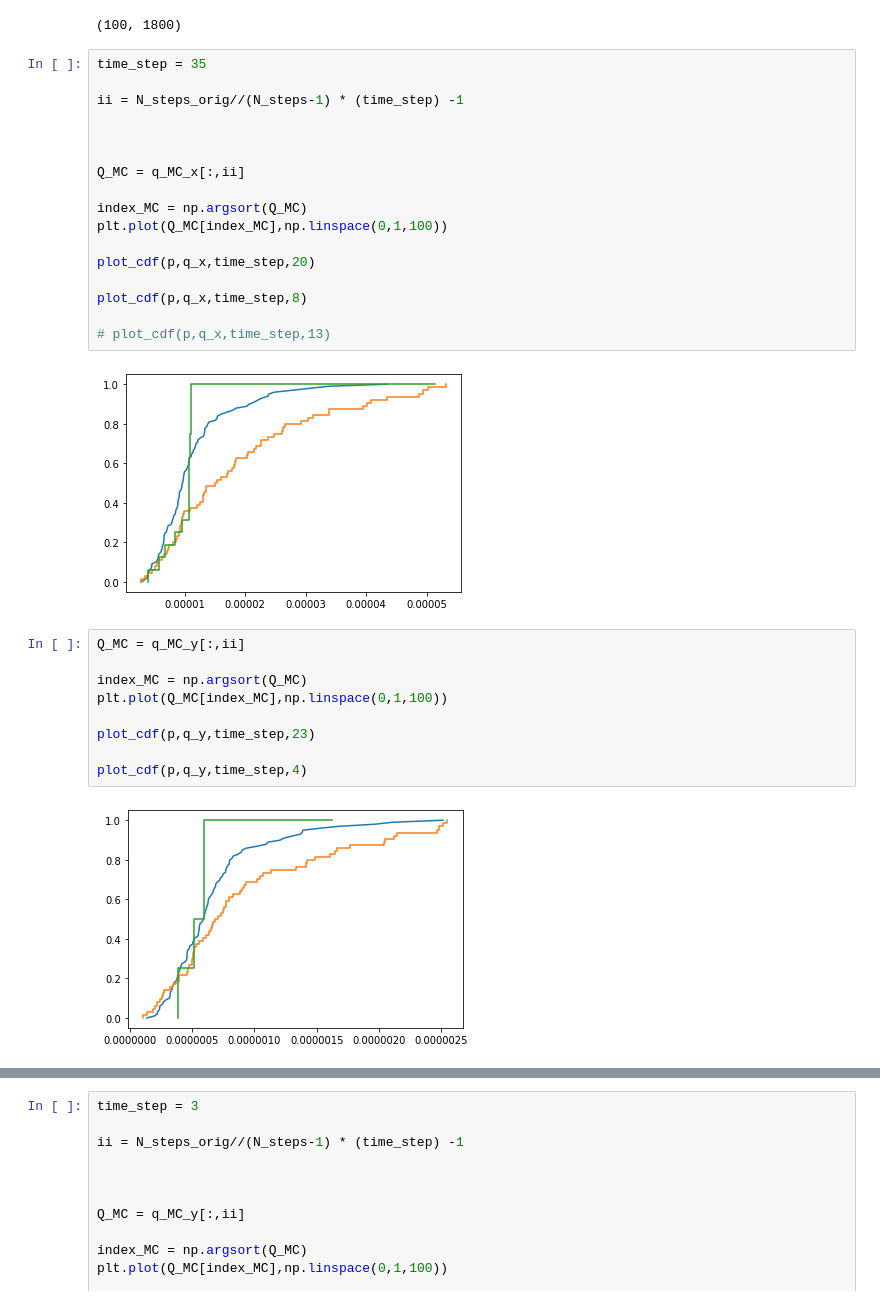
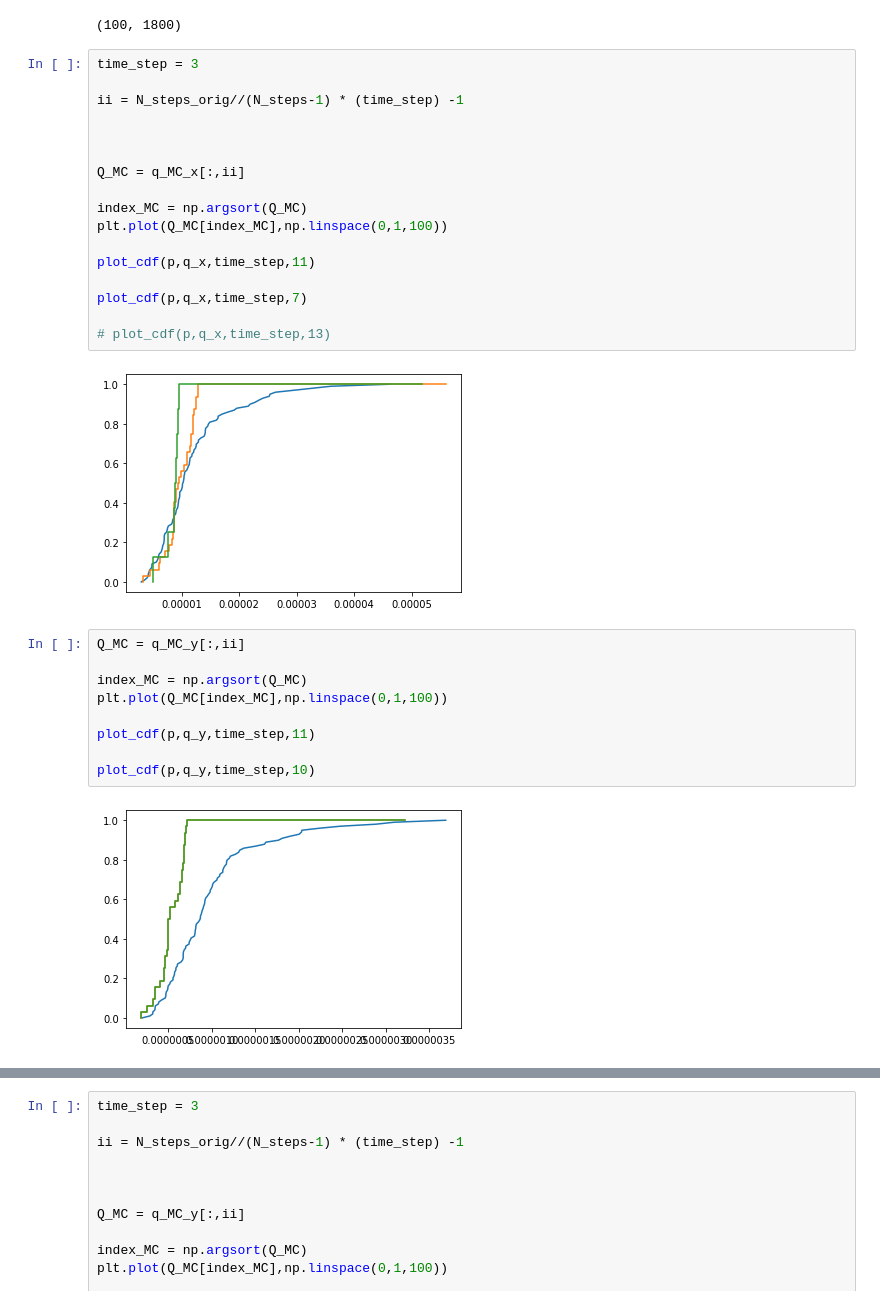
Before and after one commit to dbelivanis/Information-Theory-2, a Jupyter notebook: Optimization/check.ipynb, the cells around one changed output, grey strips where cells are left out. Drawn from its saved outputs; the diff is of its cells as text.

```diff
--- a/Optimization/check.ipynb
+++ b/Optimization/check.ipynb
@@ -104,7 +106,7 @@ q_MC_x.shape
 # %% [output]
 (100, 1800)
 # %%
-time_step = 35
+time_step = 3
 
 ii = N_steps_orig//(N_steps-1) * (time_step) -1
 
@@ -115,21 +117,21 @@ Q_MC = q_MC_x[:,ii]
 index_MC = np.argsort(Q_MC)
 plt.plot(Q_MC[index_MC],np.linspace(0,1,100))
 
-plot_cdf(p,q_x,time_step,20)
+plot_cdf(p,q_x,time_step,11)
 
-plot_cdf(p,q_x,time_step,8)
+plot_cdf(p,q_x,time_step,7)
 
 # plot_cdf(p,q_x,time_step,13)
 # %% [output]
-[figure, old version]
+[figure, new version]
 # %%
 Q_MC = q_MC_y[:,ii]
 
 index_MC = np.argsort(Q_MC)
 plt.plot(Q_MC[index_MC],np.linspace(0,1,100))
 
-plot_cdf(p,q_y,time_step,23)
+plot_cdf(p,q_y,time_step,11)
 
-plot_cdf(p,q_y,time_step,4)
+plot_cdf(p,q_y,time_step,10)
 # %% [output]
-[figure, old version]
+[figure, new version]
```
Also changed, not shown: parts of 7 cells of this notebook, 2 other files.
